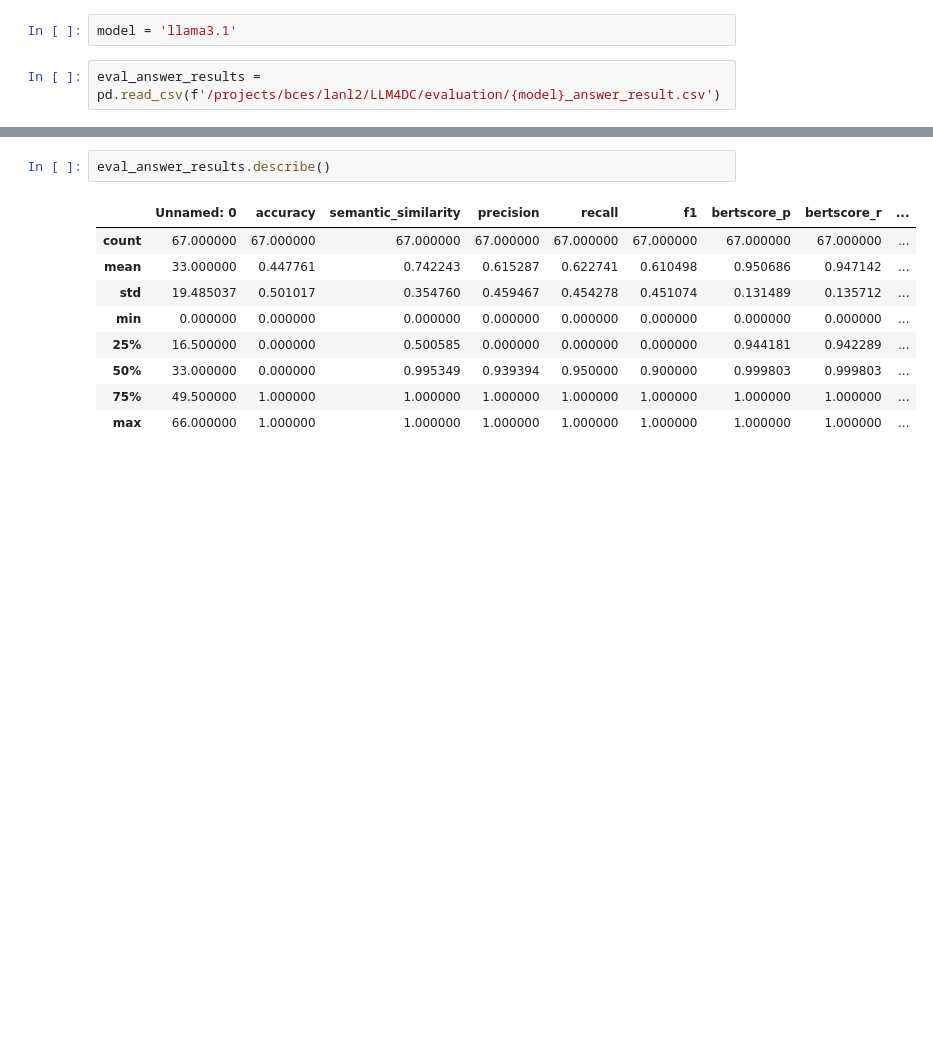
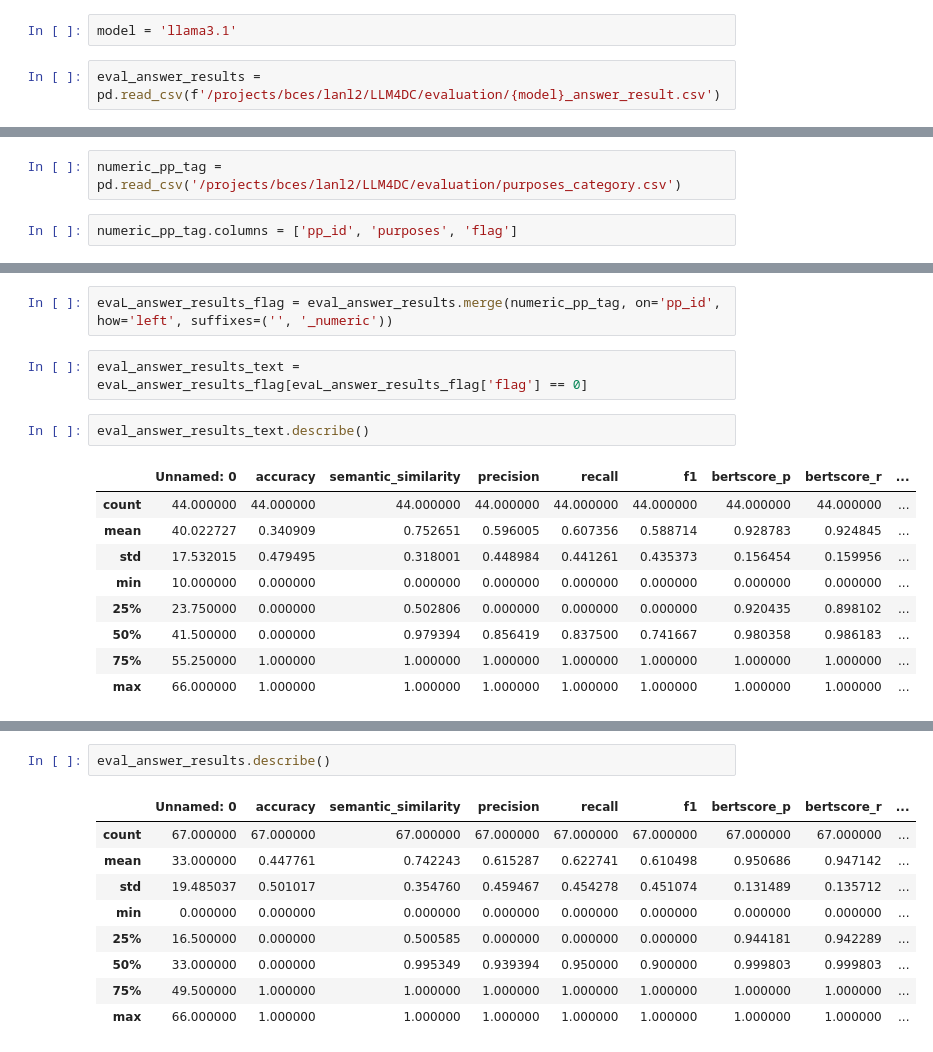
Before and after one commit to LanLi2017/LLM4DC, a Jupyter notebook: test.ipynb, the cells around one changed output, grey strips where cells are left out. Drawn from its saved outputs; the diff is of its cells as text; blank space fills up the shorter version.

Commit message:
add more exp results

```diff
--- a/test.ipynb
+++ b/test.ipynb
@@ -686,0 +694,4 @@ eval_answer_results = pd.read_csv(f'/projects/bces/lanl2/LLM4DC/evaluation/{mode
+# %%
+numeric_pp_tag = pd.read_csv('/projects/bces/lanl2/LLM4DC/evaluation/purposes_category.csv')
+# %%
+numeric_pp_tag.columns = ['pp_id', 'purposes', 'flag']
@@ -686,0 +714,16 @@ eval_answer_results = pd.read_csv(f'/projects/bces/lanl2/LLM4DC/evaluation/{mode
+# %%
+evaL_answer_results_flag = eval_answer_results.merge(numeric_pp_tag, on='pp_id', how='left', suffixes=('', '_numeric'))
+# %%
+eval_answer_results_text = evaL_answer_results_flag[evaL_answer_results_flag['flag'] == 0]
+# %%
+eval_answer_results_text.describe()
+# %% [output]
+|  | Unnamed: 0 | accuracy | semantic_similarity | precision | recall | f1 | bertscore_p | bertscore_r | ... |
+| count | 44.000000 | 44.000000 | 44.000000 | 44.000000 | 44.000000 | 44.000000 | 44.000000 | 44.000000 | ... |
+| mean | 40.022727 | 0.340909 | 0.752651 | 0.596005 | 0.607356 | 0.588714 | 0.928783 | 0.924845 | ... |
+| std | 17.532015 | 0.479495 | 0.318001 | 0.448984 | 0.441261 | 0.435373 | 0.156454 | 0.159956 | ... |
+| min | 10.000000 | 0.000000 | 0.000000 | 0.000000 | 0.000000 | 0.000000 | 0.000000 | 0.000000 | ... |
+| 25% | 23.750000 | 0.000000 | 0.502806 | 0.000000 | 0.000000 | 0.000000 | 0.920435 | 0.898102 | ... |
+| 50% | 41.500000 | 0.000000 | 0.979394 | 0.856419 | 0.837500 | 0.741667 | 0.980358 | 0.986183 | ... |
+| 75% | 55.250000 | 1.000000 | 1.000000 | 1.000000 | 1.000000 | 1.000000 | 1.000000 | 1.000000 | ... |
+| max | 66.000000 | 1.000000 | 1.000000 | 1.000000 | 1.000000 | 1.000000 | 1.000000 | 1.000000 | ... |
```
Also changed, not shown: parts of 13 cells of this notebook, 8 other files.
